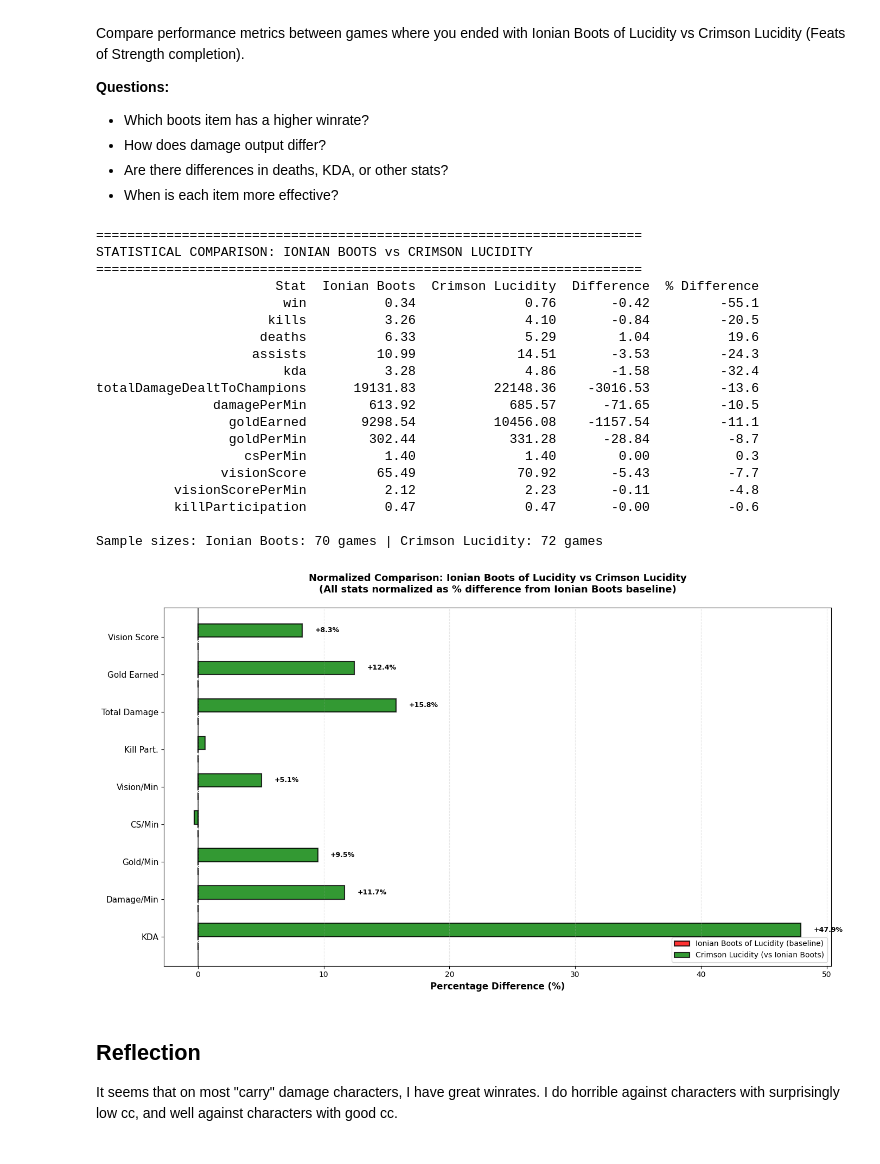
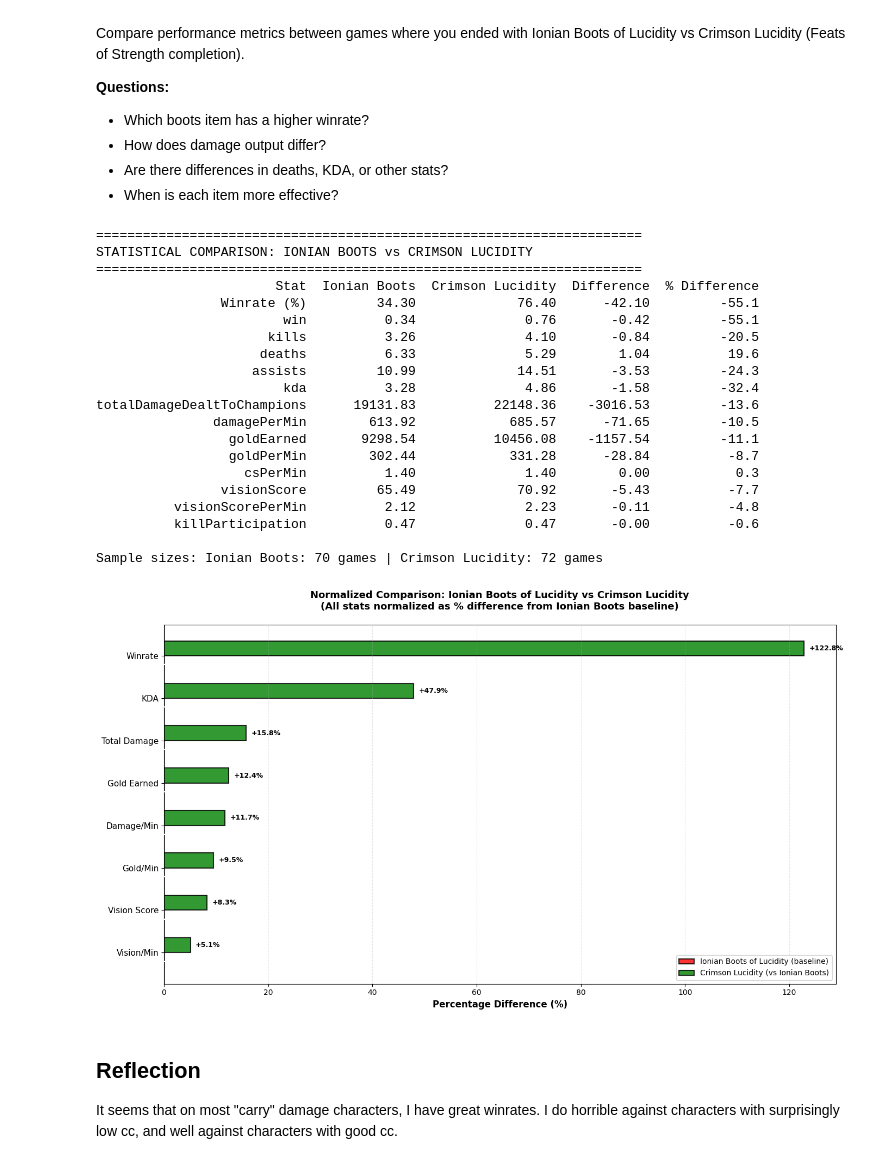
Before and after one commit to marcusotterstad/notebooks, a Jupyter notebook: notebooks/champion_analysis.ipynb, the cells around one changed output. Cells and saved outputs as stored; diff of their text form; code cells hidden in the pictures.

Commit message:
Added winrate column and cleaned up graph

```diff
--- a/notebooks/champion_analysis.ipynb
+++ b/notebooks/champion_analysis.ipynb
@@ -499,6 +499,22 @@ comparison_stats = ['win', 'kills', 'deaths', 'assists', 'kda',
                     'visionScore', 'visionScorePerMin', 'killParticipation']
 
 comparison_data = []
+
+# Add Winrate row first (as percentage)
+ionian_winrate = ionian_boots_games['win'].mean() * 100
+crimson_winrate = crimson_lucidity_games['win'].mean() * 100
+winrate_diff = ionian_winrate - crimson_winrate
+winrate_pct_diff = (winrate_diff / crimson_winrate * 100) if crimson_winrate != 0 else 0
+
+comparison_data.append({
+    'Stat': 'Winrate (%)',
+    'Ionian Boots': round(ionian_winrate, 1),
+    'Crimson Lucidity': round(crimson_winrate, 1),
+    'Difference': round(winrate_diff, 1),
+    '% Difference': round(winrate_pct_diff, 1)
+})
+
+# Add other stats
 for stat in comparison_stats:
     ionian_mean = ionian_boots_games[stat].mean()
     crimson_mean = crimson_lucidity_games[stat].mean()
@@ -525,6 +541,7 @@ print(f"\nSample sizes: Ionian Boots: {len(ionian_boots_games)} games | Crimson
 STATISTICAL COMPARISON: IONIAN BOOTS vs CRIMSON LUCIDITY
 ======================================================================
                        Stat  Ionian Boots  Crimson Lucidity  Difference  % Difference
+                Winrate (%)         34.30             76.40      -42.10         -55.1
                         win          0.34              0.76       -0.42         -55.1
                       kills          3.26              4.10       -0.84         -20.5
                      deaths          6.33              5.29        1.04          19.6
@@ -543,12 +560,11 @@ Sample sizes: Ionian Boots: 70 games | Crimson Lucidity: 72 games
 # %%
 # Normalized percentage comparison chart
 comparison_stats_normalized = {
+    'Winrate': 'win',
     'KDA': 'kda',
     'Damage/Min': 'damagePerMin',
     'Gold/Min': 'goldPerMin',
-    'CS/Min': 'csPerMin',
     'Vision/Min': 'visionScorePerMin',
-    'Kill Part.': 'killParticipation',
     'Total Damage': 'totalDamageDealtToChampions',
     'Gold Earned': 'goldEarned',
     'Vision Score': 'visionScore'
@@ -559,6 +575,11 @@ normalized_data = []
 for label, stat in comparison_stats_normalized.items():
     ionian_val = ionian_boots_games[stat].mean()
     crimson_val = crimson_lucidity_games[stat].mean()
+
+    # For winrate, convert to percentage for display
+    if stat == 'win':
+        ionian_val = ionian_val * 100
+        crimson_val = crimson_val * 100
 
     if ionian_val != 0:
         pct_diff = ((crimson_val - ionian_val) / ionian_val) * 100
@@ -572,6 +593,11 @@ for label, stat in comparison_stats_normalized.items():
     })
 
 normalized_df = pd.DataFrame(normalized_data)
+
+# Sort by absolute percentage difference (biggest difference at top)
+# Sort ascending so biggest appears at top (barh displays first row at bottom)
+normalized_df['abs_diff'] = normalized_df['Crimson Lucidity %'].abs()
+normalized_df = normalized_df.sort_values('abs_diff', ascending=True).drop('abs_diff', axis=1)
 
 # Create the visualization
 fig, ax = plt.subplots(figsize=(14, 8))
@@ -594,34 +620,34 @@ bars2 = ax.barh(x + width/2, crimson_values, width,
 
 # Force set colors explicitly using facecolor (more reliable than color)
 for i, bar in enumerate(bars1):
     bar.set_facecolor('red')
     bar.set_edgecolor('black')
 for i, bar in enumerate(bars2):
     bar.set_facecolor('green')
     bar.set_edgecolor('black')
 
 # Add value labels on bars
 for i, (idx, row) in enumerate(normalized_df.iterrows()):
     crimson_pct = row['Crimson Lucidity %']
     ax.text(0 + (1 if 0 > 0 else -1), i - width/2,
             '0.0%', va='center', fontweight='bold', fontsize=9, color='white')
     if abs(crimson_pct) > 1:
         ax.text(crimson_pct + (1 if crimson_pct > 0 else -1), i + width/2,
                 f'{crimson_pct:+.1f}%', va='center', fontweight='bold', fontsize=9)
 
 ax.set_xlabel('Percentage Difference (%)', fontsize=12, fontweight='bold')
 ax.set_title('Normalized Comparison: Ionian Boots of Lucidity vs Crimson Lucidity\n(All stats normalized as % difference from Ionian Boots baseline)',
              fontsize=13, fontweight='bold', pad=20)
 ax.set_yticks(x)
 ax.set_yticklabels(normalized_df['Stat'], fontsize=11)
 ax.axvline(x=0, color='black', linestyle='-', linewidth=2, alpha=0.5)
 ax.legend(loc='lower right', fontsize=10)
 ax.grid(axis='x', alpha=0.3, linestyle='--')
 
 plt.tight_layout()
 plt.show()
 # %% [output]
-[figure, old version]
+[figure, new version]
 # %% [markdown]
 ## Reflection
 It seems that on most "carry" damage characters, I have great winrates. I do horrible against characters with surprisingly low cc, and well against characters with good cc.
```
